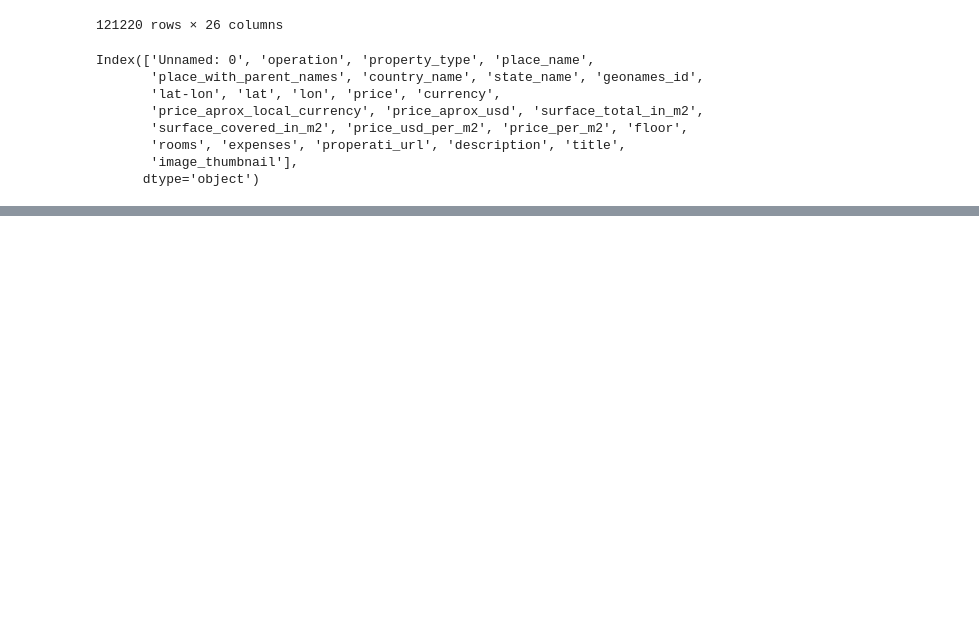
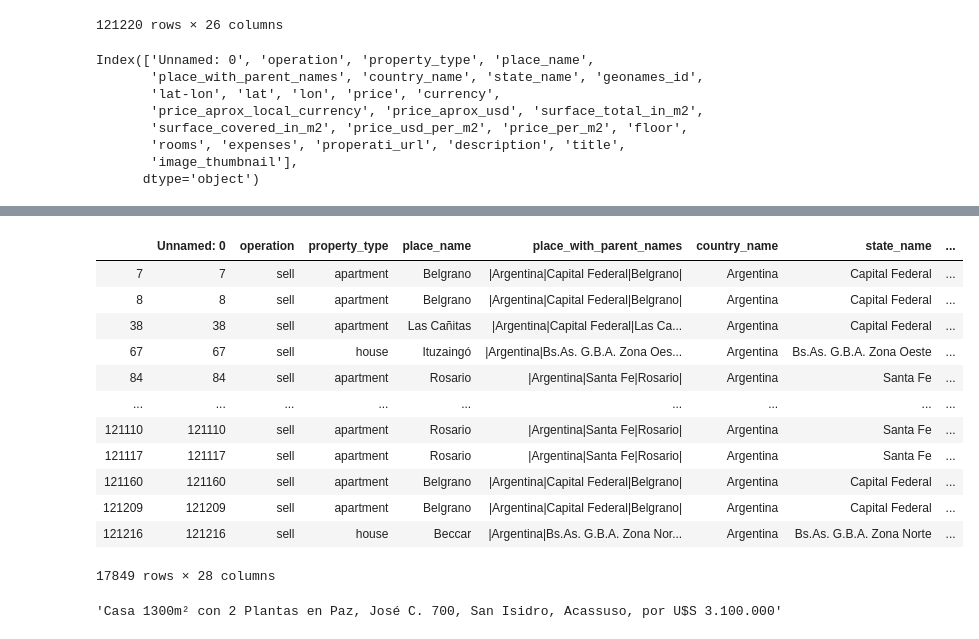
Before and after one commit to francodegio/DigitalHouse, a Jupyter notebook: Desafio Properati.ipynb, the cells around one changed output, grey strips where cells are left out. Cells and saved outputs as stored; diff of their text form; code cells hidden in the pictures; blank space fills up the shorter version.

```diff
--- a/Desafio Properati.ipynb
+++ b/Desafio Properati.ipynb
@@ -79,0 +124,22 @@ df.join(place_split)
+# %%
+df['re_usd'] = df.title.str.extract(pattern_usd, re.IGNORECASE)
+# %%
+df.loc[~(df.re_usd.isnull())]
+# %% [output]
+|  | Unnamed: 0 | operation | property_type | place_name | place_with_parent_names | country_name | state_name | ... |
+| 7 | 7 | sell | apartment | Belgrano | |Argentina|Capital Federal|Belgrano| | Argentina | Capital Federal | ... |
+| 8 | 8 | sell | apartment | Belgrano | |Argentina|Capital Federal|Belgrano| | Argentina | Capital Federal | ... |
+| 38 | 38 | sell | apartment | Las Cañitas | |Argentina|Capital Federal|Las Ca... | Argentina | Capital Federal | ... |
+| 67 | 67 | sell | house | Ituzaingó | |Argentina|Bs.As. G.B.A. Zona Oes... | Argentina | Bs.As. G.B.A. Zona Oeste | ... |
+| 84 | 84 | sell | apartment | Rosario | |Argentina|Santa Fe|Rosario| | Argentina | Santa Fe | ... |
+| ... | ... | ... | ... | ... | ... | ... | ... | ... |
+| 121110 | 121110 | sell | apartment | Rosario | |Argentina|Santa Fe|Rosario| | Argentina | Santa Fe | ... |
+| 121117 | 121117 | sell | apartment | Rosario | |Argentina|Santa Fe|Rosario| | Argentina | Santa Fe | ... |
+| 121160 | 121160 | sell | apartment | Belgrano | |Argentina|Capital Federal|Belgrano| | Argentina | Capital Federal | ... |
+| 121209 | 121209 | sell | apartment | Belgrano | |Argentina|Capital Federal|Belgrano| | Argentina | Capital Federal | ... |
+| 121216 | 121216 | sell | house | Beccar | |Argentina|Bs.As. G.B.A. Zona Nor... | Argentina | Bs.As. G.B.A. Zona Norte | ... |
+17849 rows × 28 columns
+# %%
+df.iloc[107]['title']
+# %% [output]
+'Casa 1300m² con 2 Plantas en Paz, José C. 700, San Isidro, Acassuso, por U$S 3.100.000'
```
Also changed, not shown: parts of 11 cells of this notebook.
